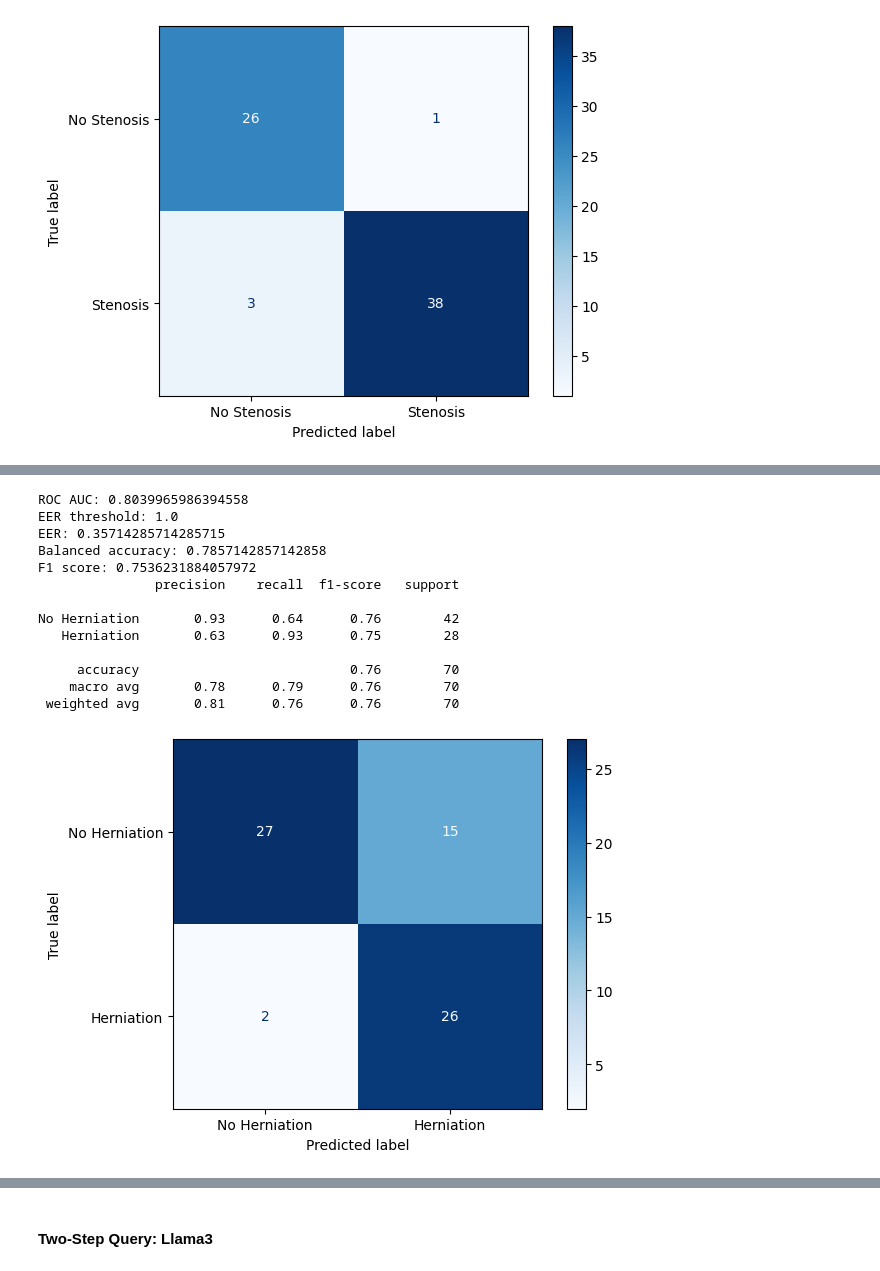
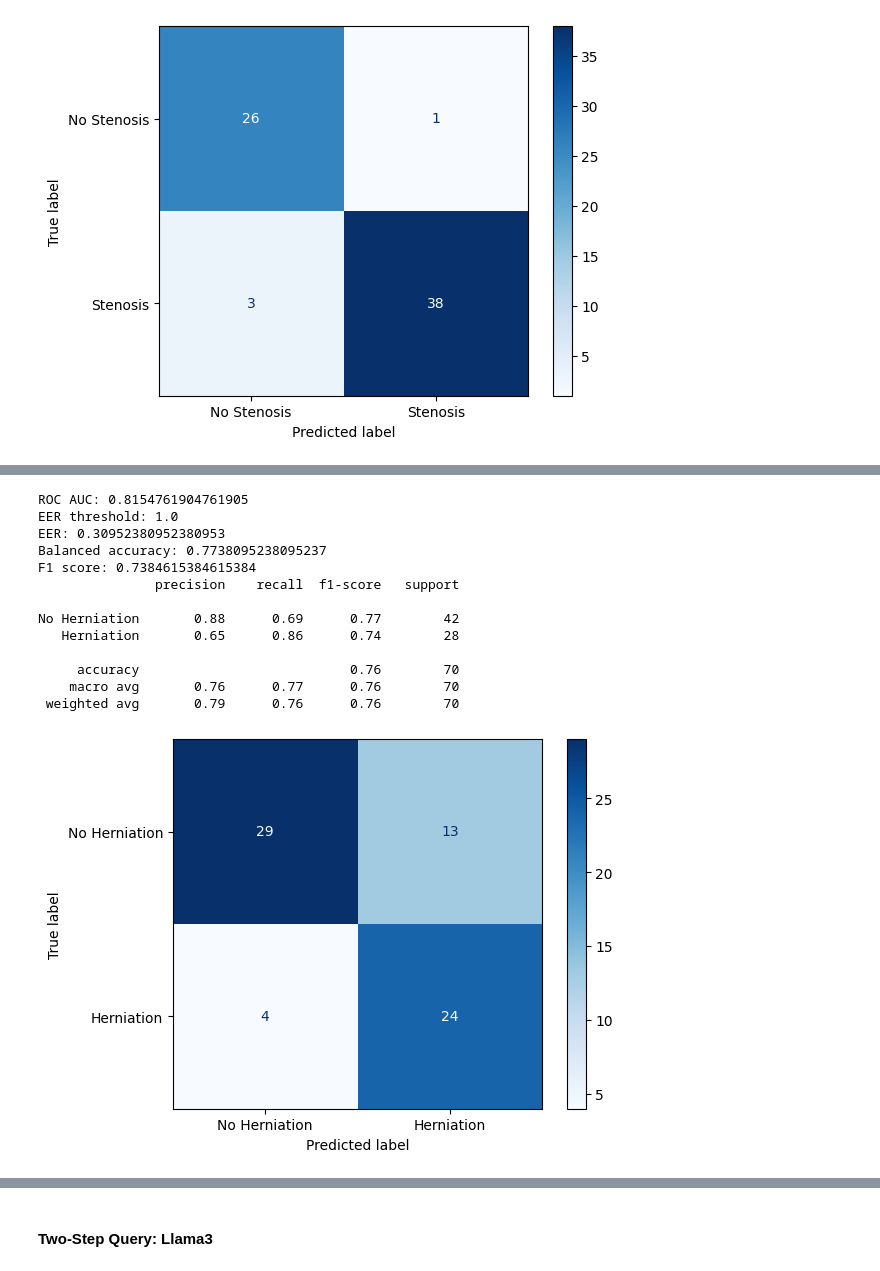
Before and after one commit to robinyjpark/AutoLabelClassifier, a Jupyter notebook: notebooks/compare_llm_results_cln.ipynb, the cells around one changed output, grey strips where cells are left out. Drawn from its saved outputs; the diff is of its cells as text; code cells hidden in the pictures.

```diff
--- a/notebooks/compare_llm_results_cln.ipynb
+++ b/notebooks/compare_llm_results_cln.ipynb
@@ -99,6 +99,16 @@ def eval_global(model, desc, filepath, threshold=None):
         df_results = df_results.loc[df_results.global_label > -1]
         df_results = df_results.rename(columns={'global_label':'labels'})
         display_labels = ['No Cauda Equina','Cauda Equina']
+
+    if filepath.find('spon') > -1:
+        if filepath.find('spon_train') > -1:
+            df_true_labels = pd.read_csv(f'{data_path}/osclmric_reports/manually_labeled_spon_train.csv', index_col=0).reset_index(drop=True)
+        else:
+            df_true_labels = pd.read_csv(f'{data_path}/osclmric_reports/manually_labeled_spon_test.csv', index_col=0).reset_index(drop=True)
+        df_results = df_results.merge(df_true_labels,left_index=True, right_index=True, how='left')
+        df_results = df_results.loc[df_results.global_label > -1]
+        df_results = df_results.rename(columns={'global_label':'labels'})
+        display_labels = ['No Spon','Spondylolisthesis']
 
     if filepath.find('herniation') > -1:
         if filepath.find('herniation_train') > -1:
@@ -841,22 +967,22 @@ No Herniation       0.95      0.50      0.66        42
 # %%
 zephyr_2step_hern_train = eval_global(
     'zephyr',
     'base-base-hern-test',
     'april2024/summary-query/base-base/zephyr_base_2step_herniation_test_new_template_yesno_scores_have_spec_summary_prompt',
-    threshold=0.99999999
+    threshold=0.99999999999999
     )
 # %% [output]
-ROC AUC: 0.8039965986394558
+ROC AUC: 0.8154761904761905
 EER threshold: 1.0
-EER: 0.35714285714285715
-Balanced accuracy: 0.7857142857142858
-F1 score: 0.7536231884057972
+EER: 0.30952380952380953
+Balanced accuracy: 0.7738095238095237
+F1 score: 0.7384615384615384
                precision    recall  f1-score   support
 
-No Herniation       0.93      0.64      0.76        42
-   Herniation       0.63      0.93      0.75        28
+No Herniation       0.88      0.69      0.77        42
+   Herniation       0.65      0.86      0.74        28
 
      accuracy                           0.76        70
-    macro avg       0.78      0.79      0.76        70
- weighted avg       0.81      0.76      0.76        70
+    macro avg       0.76      0.77      0.76        70
+ weighted avg       0.79      0.76      0.76        70
-[figure, old version]
+[figure, new version]
```
Also changed, not shown: parts of 52 cells of this notebook, 18 other files.
